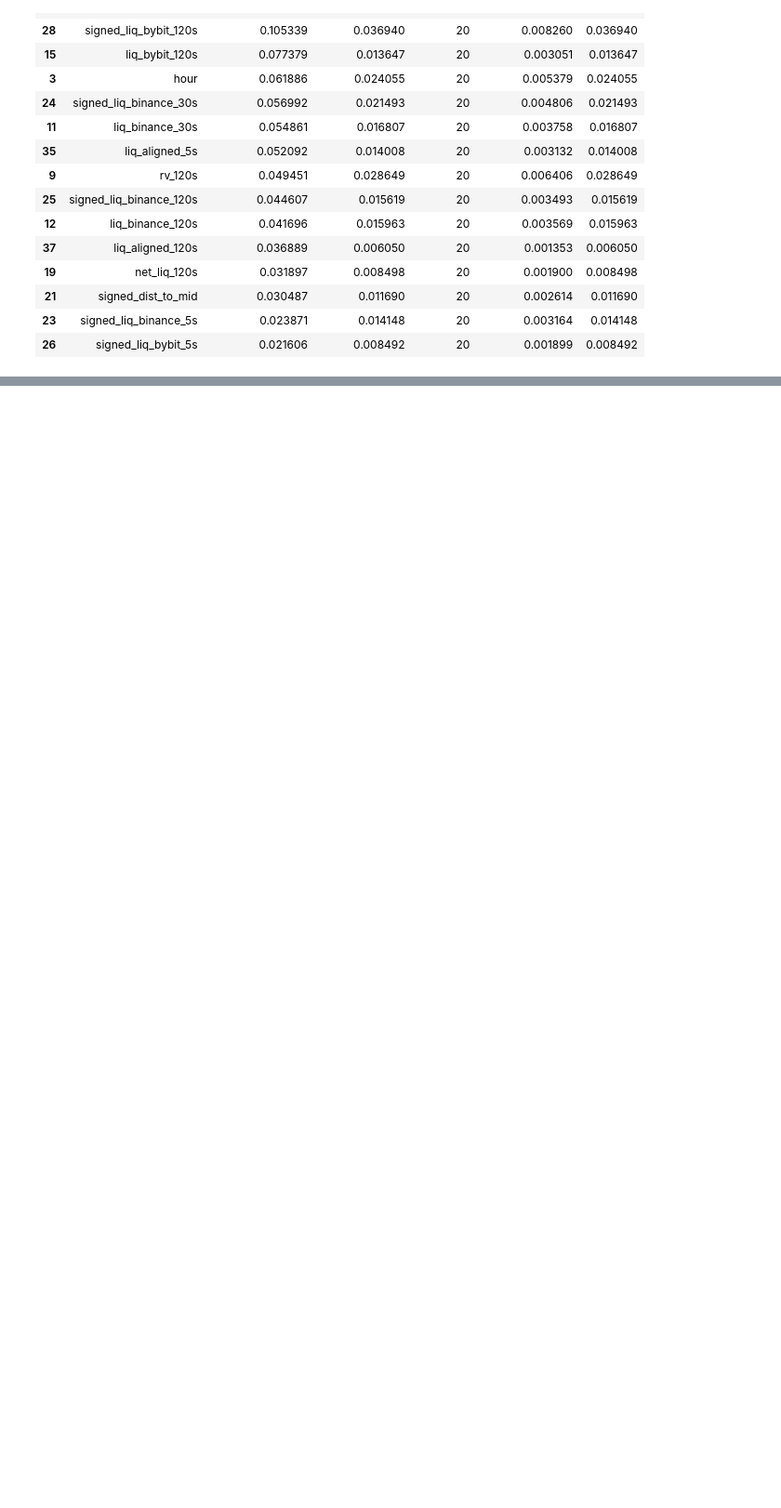
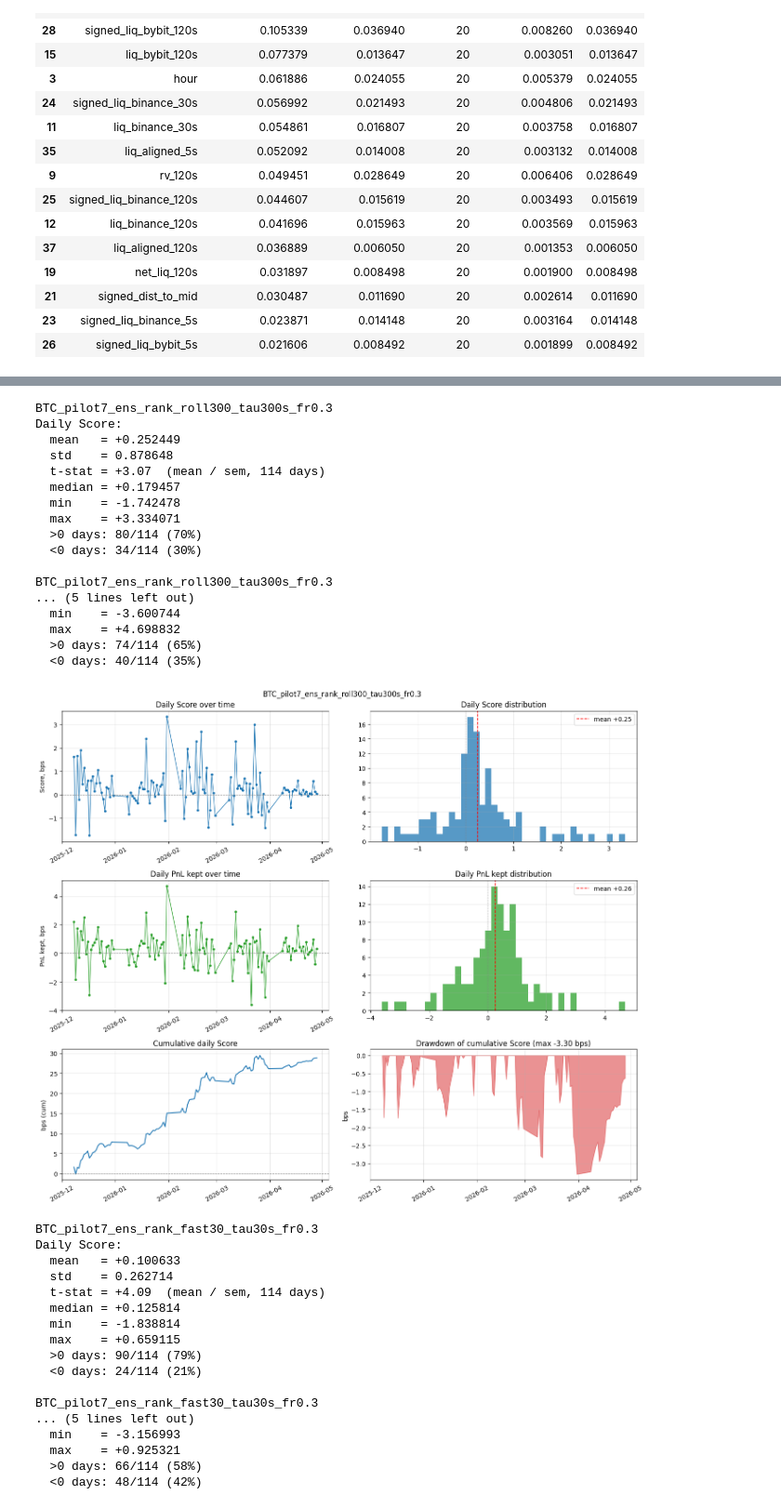
Before and after one commit to quickmathsometree/hft-liquidations-2026, a Jupyter notebook: p34_prod/backtest.ipynb, the cells around one changed output, grey strips where cells are left out. Shown at 93% size. Drawn from its saved outputs; the diff is of its cells as text; code cells hidden in the pictures; blank space fills up the shorter version.

```diff
--- a/p34_prod/backtest.ipynb
+++ b/p34_prod/backtest.ipynb
@@ -233,0 +489,48 @@ fi.head(15)
+# %%
+
+util.plot_pilot_daily_score(
+    PILOT7_OOS, PILOT7_OOS_META,
+    variant="roll300", tau=300, max_filter_rate=0.30,
+    model_name="pilot7_ens_rank",
+)
+util.plot_pilot_daily_score(
+    PILOT7_OOS, PILOT7_OOS_META,
+    variant="fast30", tau=30, max_filter_rate=0.30,
+    model_name="pilot7_ens_rank",
+)
+# %% [output]
+BTC_pilot7_ens_rank_roll300_tau300s_fr0.3
+Daily Score:
+  mean   = +0.252449
+  std    = 0.878648
+  t-stat = +3.07  (mean / sem, 114 days)
+  median = +0.179457
+  min    = -1.742478
+  max    = +3.334071
+  >0 days: 80/114 (70%)
+  <0 days: 34/114 (30%)
+
+BTC_pilot7_ens_rank_roll300_tau300s_fr0.3
+... (5 lines left out)
+  min    = -3.600744
+  max    = +4.698832
+  >0 days: 74/114 (65%)
+  <0 days: 40/114 (35%)
+[figure, added]
+BTC_pilot7_ens_rank_fast30_tau30s_fr0.3
+Daily Score:
+  mean   = +0.100633
+  std    = 0.262714
+  t-stat = +4.09  (mean / sem, 114 days)
+  median = +0.125814
+  min    = -1.838814
+  max    = +0.659115
+  >0 days: 90/114 (79%)
+  <0 days: 24/114 (21%)
+
+BTC_pilot7_ens_rank_fast30_tau30s_fr0.3
+... (5 lines left out)
+  min    = -3.156993
+  max    = +0.925321
+  >0 days: 66/114 (58%)
+  <0 days: 48/114 (42%)
```
Also changed, not shown: parts of 20 cells of this notebook, 7 other files.
